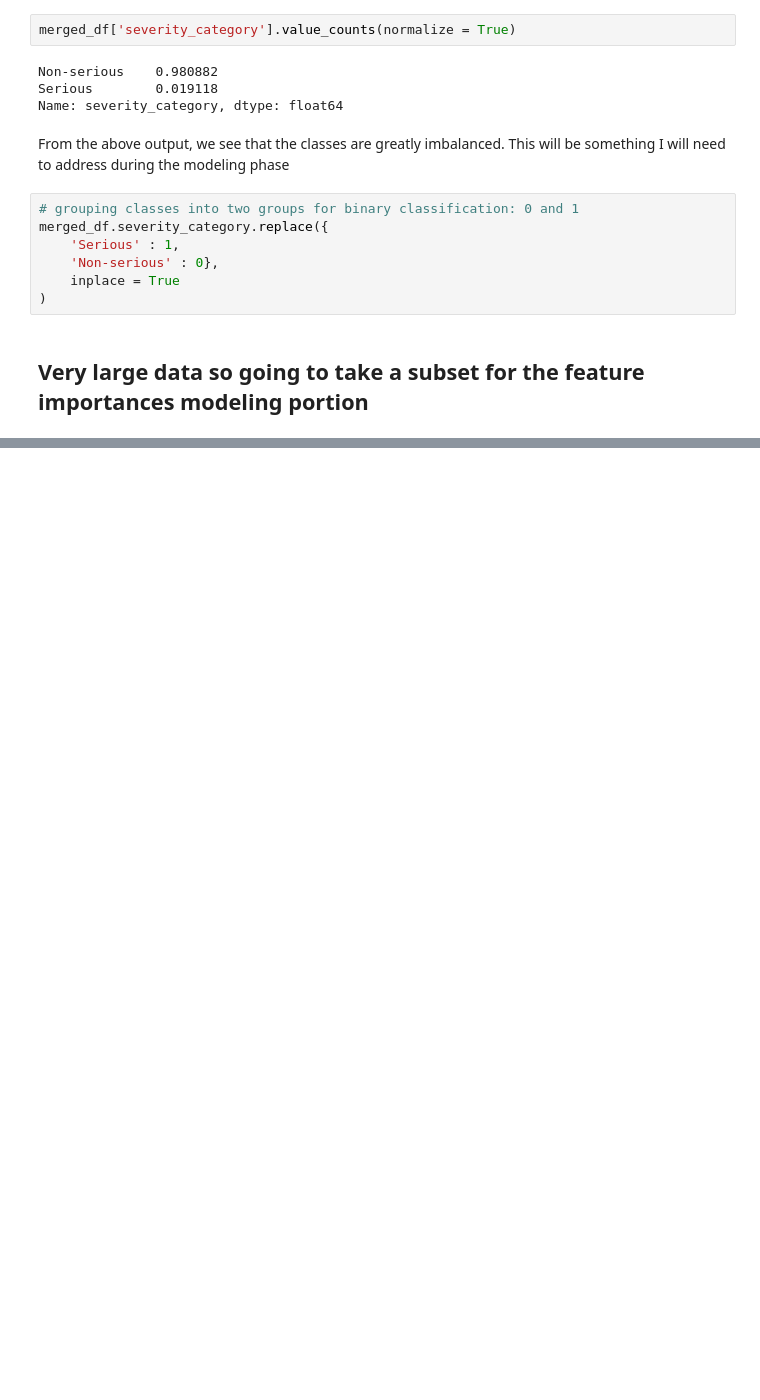
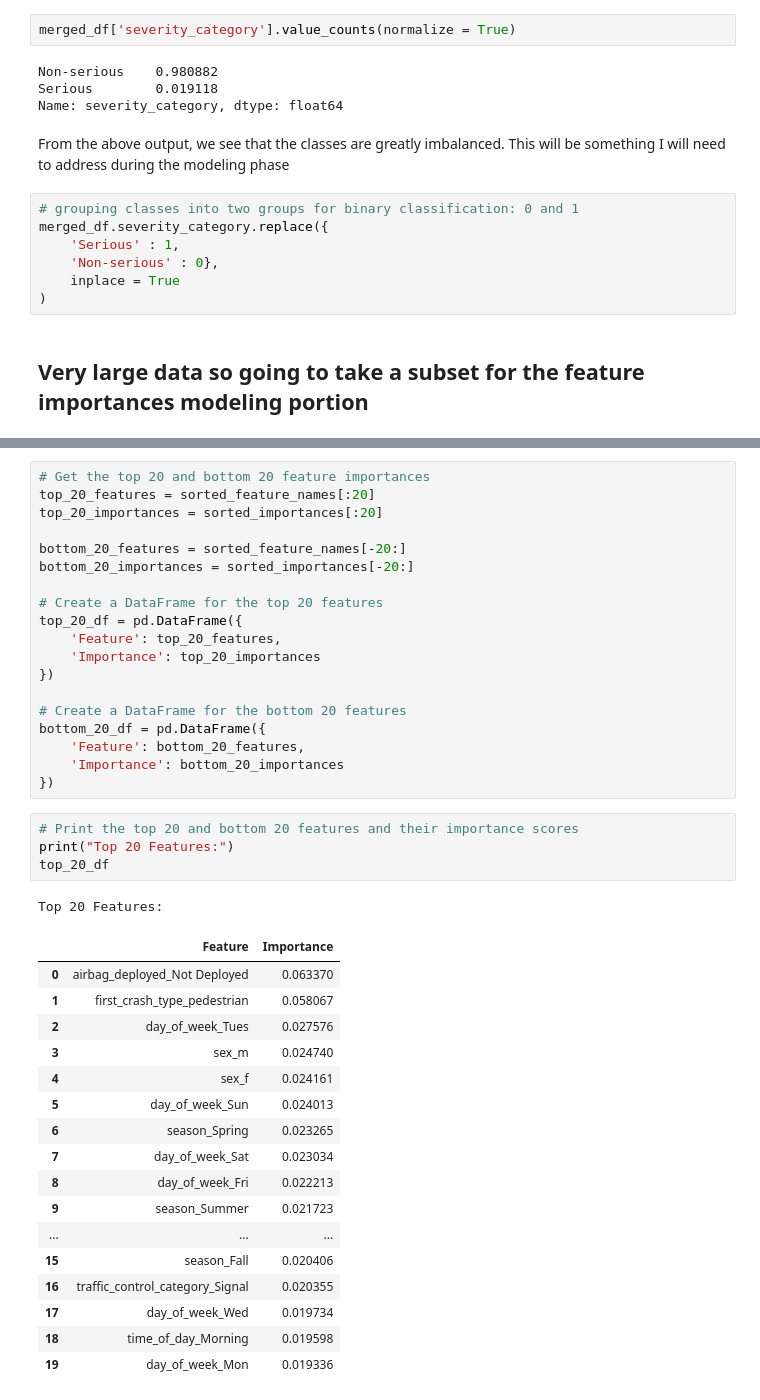
Before and after one commit to ckucewicz/traffic_crash_prediction, a Jupyter notebook: data_cleaning_notebook.ipynb, the cells around one changed output, grey strips where cells are left out. Cells and saved outputs as stored; diff of their text form; blank space fills up the shorter version.

```diff
--- a/data_cleaning_notebook.ipynb
+++ b/data_cleaning_notebook.ipynb
@@ -2624,0 +2794,42 @@ plt.show()
+# %%
+# Get the top 20 and bottom 20 feature importances
+top_20_features = sorted_feature_names[:20]
+top_20_importances = sorted_importances[:20]
+
+bottom_20_features = sorted_feature_names[-20:]
+bottom_20_importances = sorted_importances[-20:]
+
+# Create a DataFrame for the top 20 features
+top_20_df = pd.DataFrame({
+    'Feature': top_20_features,
+    'Importance': top_20_importances
+})
+
+# Create a DataFrame for the bottom 20 features
+bottom_20_df = pd.DataFrame({
+    'Feature': bottom_20_features,
+    'Importance': bottom_20_importances
+})
+# %%
+# Print the top 20 and bottom 20 features and their importance scores
+print("Top 20 Features:")
+top_20_df
+# %% [output]
+Top 20 Features:
+|  | Feature | Importance |
+| 0 | airbag_deployed_Not Deployed | 0.063370 |
+| 1 | first_crash_type_pedestrian | 0.058067 |
+| 2 | day_of_week_Tues | 0.027576 |
+| 3 | sex_m | 0.024740 |
+| 4 | sex_f | 0.024161 |
+| 5 | day_of_week_Sun | 0.024013 |
+| 6 | season_Spring | 0.023265 |
+| 7 | day_of_week_Sat | 0.023034 |
+| 8 | day_of_week_Fri | 0.022213 |
+| 9 | season_Summer | 0.021723 |
+| ... | ... | ... |
+| 15 | season_Fall | 0.020406 |
+| 16 | traffic_control_category_Signal | 0.020355 |
+| 17 | day_of_week_Wed | 0.019734 |
+| 18 | time_of_day_Morning | 0.019598 |
+| 19 | day_of_week_Mon | 0.019336 |
```
Also changed, not shown: parts of 88 cells of this notebook, 2 other files.
